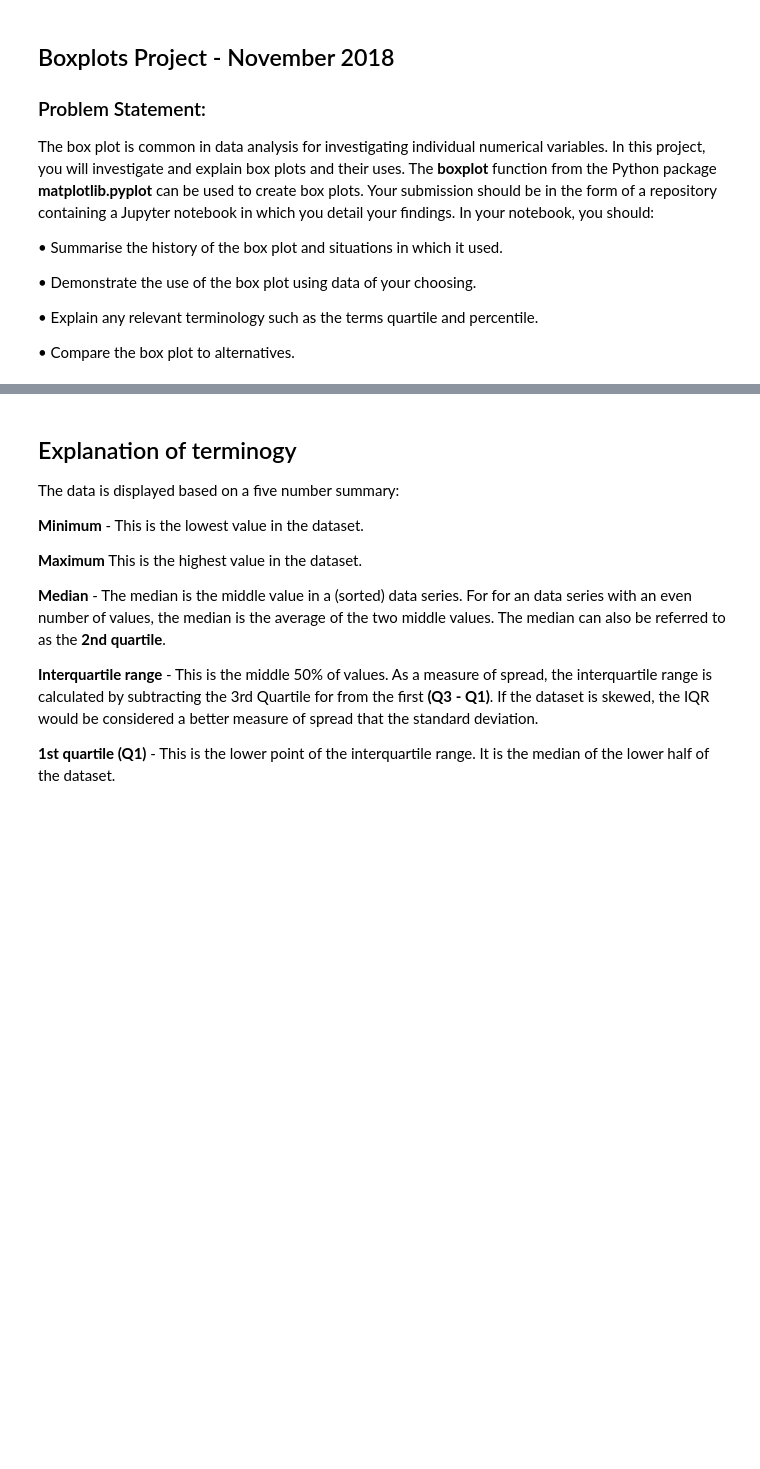
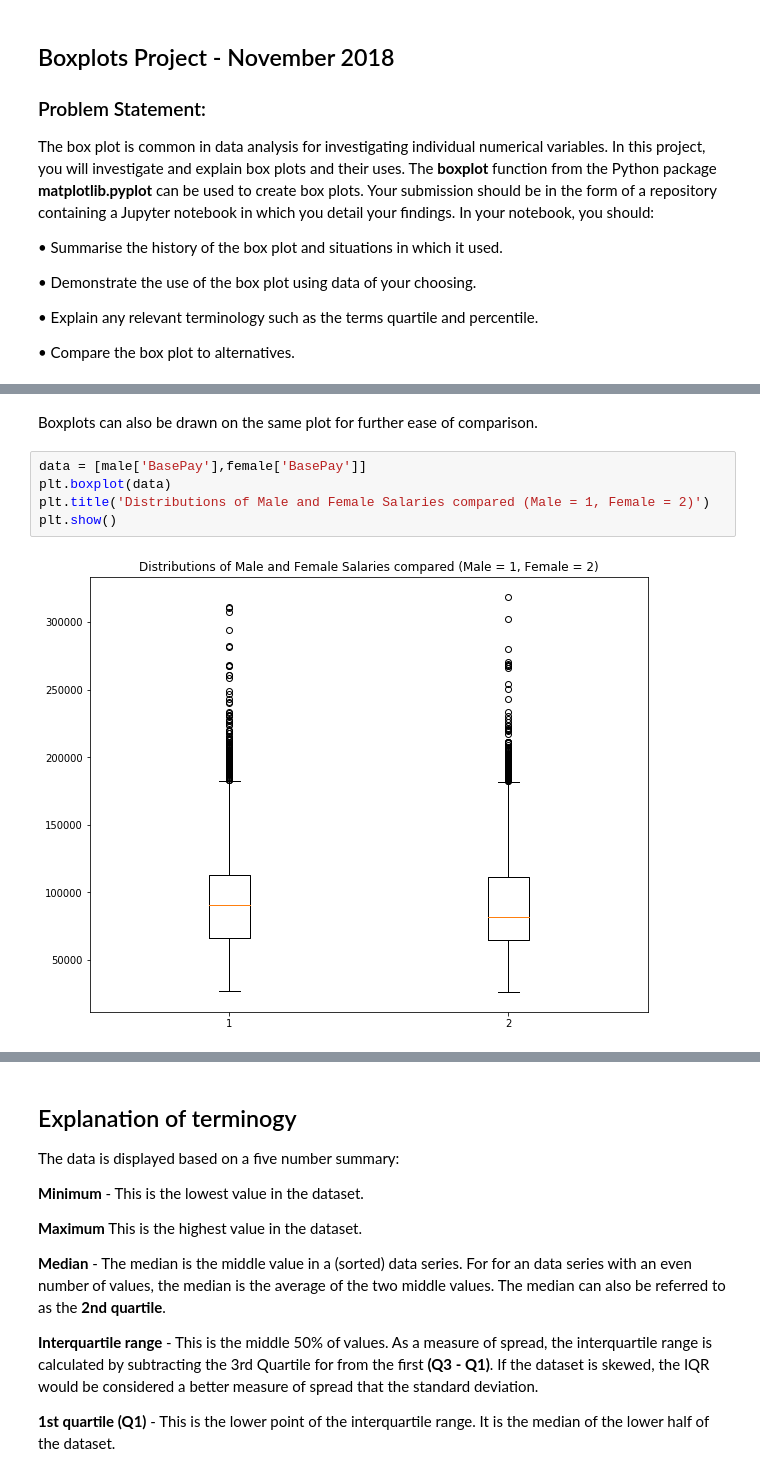
Before and after one commit to davesheils/Boxplots, a Jupyter notebook: Boxplots.ipynb, the cells around one changed output, grey strips where cells are left out. Drawn from its saved outputs; the diff is of its cells as text; blank space fills up the shorter version.

```diff
--- a/Boxplots.ipynb
+++ b/Boxplots.ipynb
@@ -131,0 +103,9 @@ List limitations of boxplots, and explore alternatives. e.g. histograms.
+# %% [markdown]
+Boxplots can also be drawn on the same plot for further ease of comparison.
+# %%
+data = [male['BasePay'],female['BasePay']]
+plt.boxplot(data)
+plt.title('Distributions of Male and Female Salaries compared (Male = 1, Female = 2)')
+plt.show()
+# %% [output]
+[figure, added]
```
Also changed, not shown: parts of 15 cells of this notebook, 3 other files.
